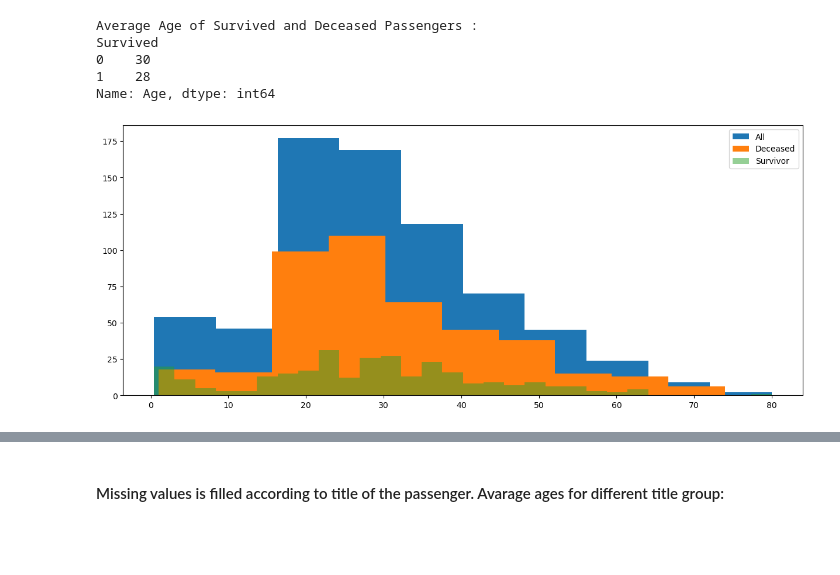
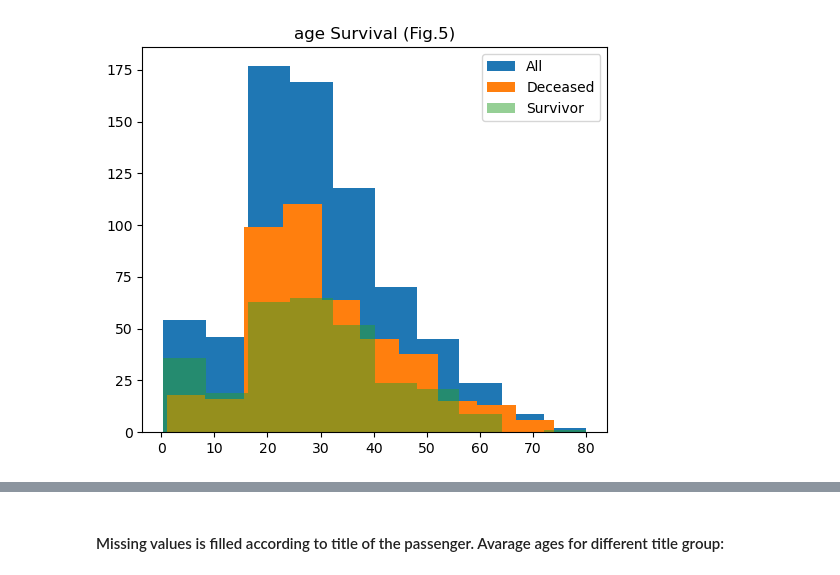
Before and after one commit to elendarn/titanic_ml, a Jupyter notebook: titanic_ml.ipynb, the cells around one changed output, grey strips where cells are left out. Cells and saved outputs as stored; diff of their text form; code cells hidden in the pictures; blank space fills up the shorter version.

```diff
--- a/titanic_ml.ipynb
+++ b/titanic_ml.ipynb
@@ -44,0 +79,22 @@ Survival Rate : 0.38
+# %%
+def define_groups(df):
+    '''
+    -Calculate (famsize) number of family members of all passengers.
+    -Also groupby 'Ticket' to group passengers as different approach.
+    '''
+
+    df['famsize'] = df['sibsp']+df['parch']+1
+
+    df['tic_grp']    = df.groupby('ticket')['ticket'].transform('count')
+
+    return df
+# %%
+def prices(df):
+    '''
+    The tickets for multiple passengers show total price (It shown in Fare section). Calculate price per person for given fares.
+    (Assume that all families are on board and share same tickets! Can not calculate from 'fare' because data is alreadz train/test split)
+    '''
+
+    df['price'] = (df['fare'] / df['famsize']).astype('int64')
+
+    return df
@@ -44,0 +115,4 @@ Survival Rate : 0.38
+# %%
+main_df = title_name(main_df)
+main_df = define_groups(main_df)
+main_df = prices(main_df)
@@ -134,19 +246,11 @@ plt.show()
 # %%
-print('Average Age of Survived and Deceased Passengers :')
-print(org_titanic.groupby('Survived')['Age'].mean().astype('int64'))
-
-org_titanic.loc[:,'Age'].hist()
-org_titanic.loc[org_titanic['Survived'] == 0, 'Age'].hist()
-org_titanic.loc[org_titanic['Survived'] == 1, 'Age'].hist(alpha=0.5,
-                                                          figsize=(15,6),
-                                                          bins=30,
-                                                          grid=False)
+main_df.loc[:,'age'].hist()
+main_df.loc[main_df['survived'] == 0, 'age'].hist()
+main_df.loc[main_df['survived'] == 1, 'age'].hist(alpha=0.5,
+                                                          figsize=(6,5),
+                                                          #bins=8,
+                                                          grid=False).set(title='age Survival (Fig.5)')
 plt.legend(['All', 'Deceased', 'Survivor'])
 plt.show()
 # %% [output]
-Average Age of Survived and Deceased Passengers :
-Survived
-0    30
-1    28
-Name: Age, dtype: int64
-[figure, old version]
+[figure, new version]
```
Also changed, not shown: parts of 86 cells of this notebook.
